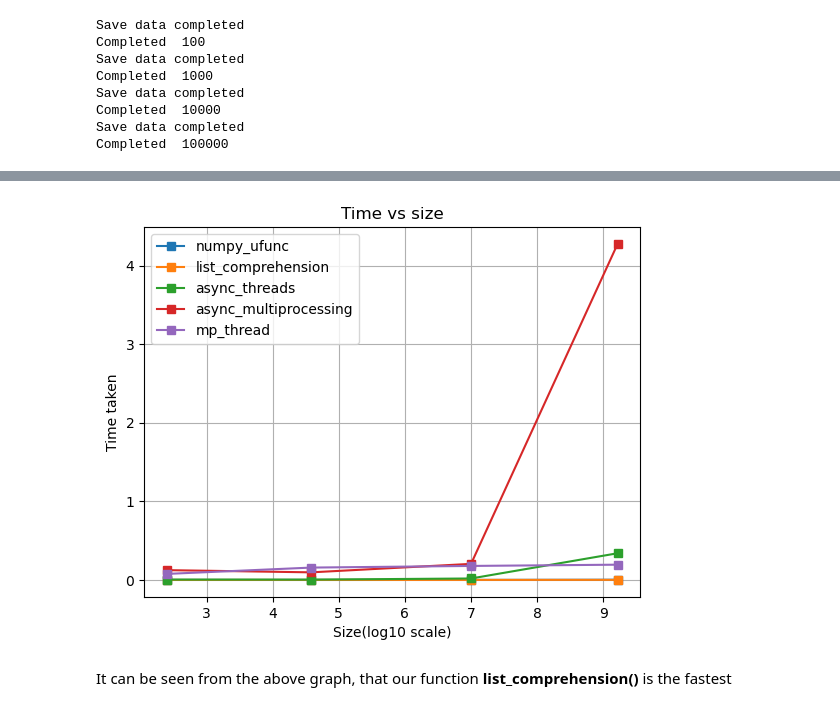
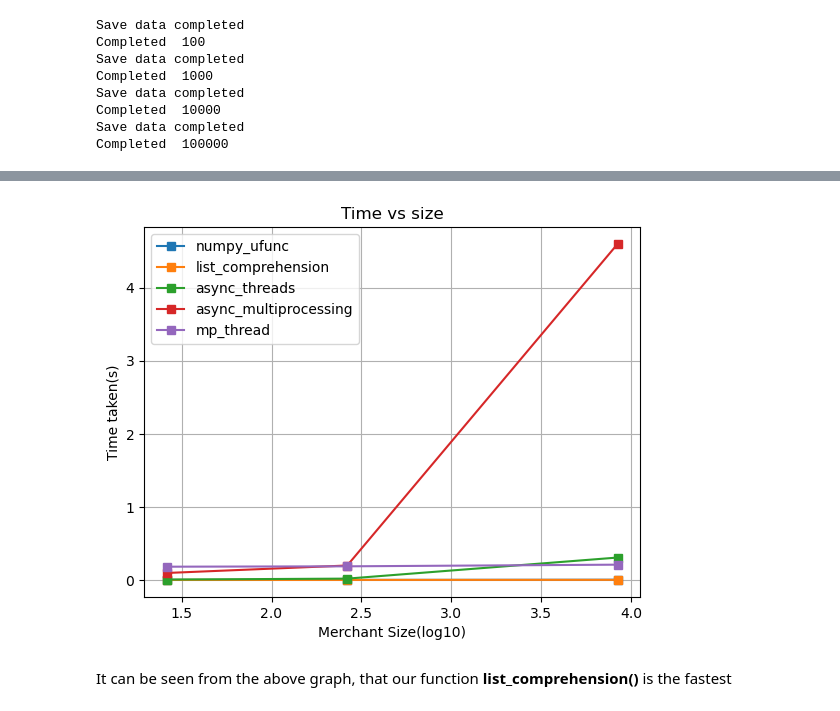
Before and after one commit to lyrickhare/sparseMatrix, a Jupyter notebook: benchmark/benchmark.ipynb, the cells around one changed output, grey strips where cells are left out. Saved outputs shown, nothing was run; the diff lists cells and outputs as text; code cells hidden in the pictures.

```diff
--- a/benchmark/benchmark.ipynb
+++ b/benchmark/benchmark.ipynb
@@ -310,18 +310,18 @@ print(size_1)
 # %%
-size_1 = np.log(size_1)
+size_1 = 10**size_1
 plt.plot(size_1,numpy_ufunc_time,'-s')
 plt.plot(size_1,list_comprehension_time,'-s')
 plt.plot(size_1,async_threads_time,'-s')
 plt.plot(size_1,async_multiprocessing_time,'-s')
 plt.plot(size_1,mp_thread_time,'-s')
 plt.grid()
-plt.xlabel("Size(log10 scale)")
-plt.ylabel("Time taken")
+plt.xlabel("Merchant Size(log10)")
+plt.ylabel("Time taken(s)")
 legend = ["numpy_ufunc",'list_comprehension','async_threads','async_multiprocessing','mp_thread']
 plt.legend(legend)
 plt.title("Time vs size")
 plt.show()
 # %% [output]
-[figure, old version]
+[figure, new version]
 # %% [markdown]
 It can be seen from the above graph, that our function <b>list_comprehension()</b> is the fastest
```
Also changed, not shown: parts of 5 cells of this notebook, 1 other file.
